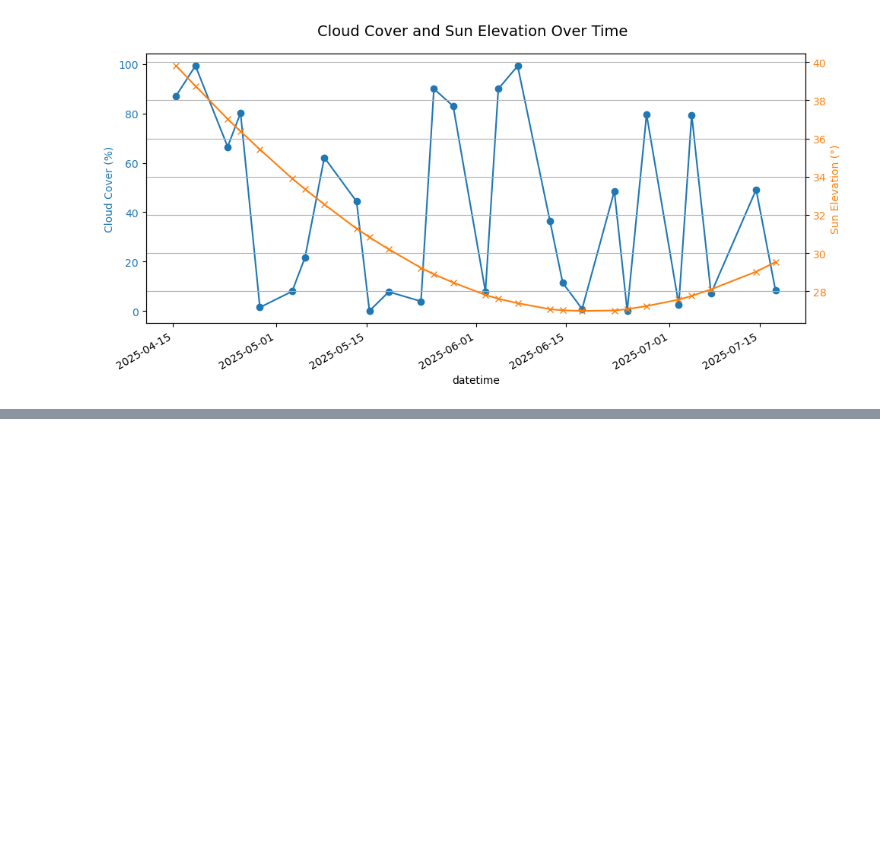
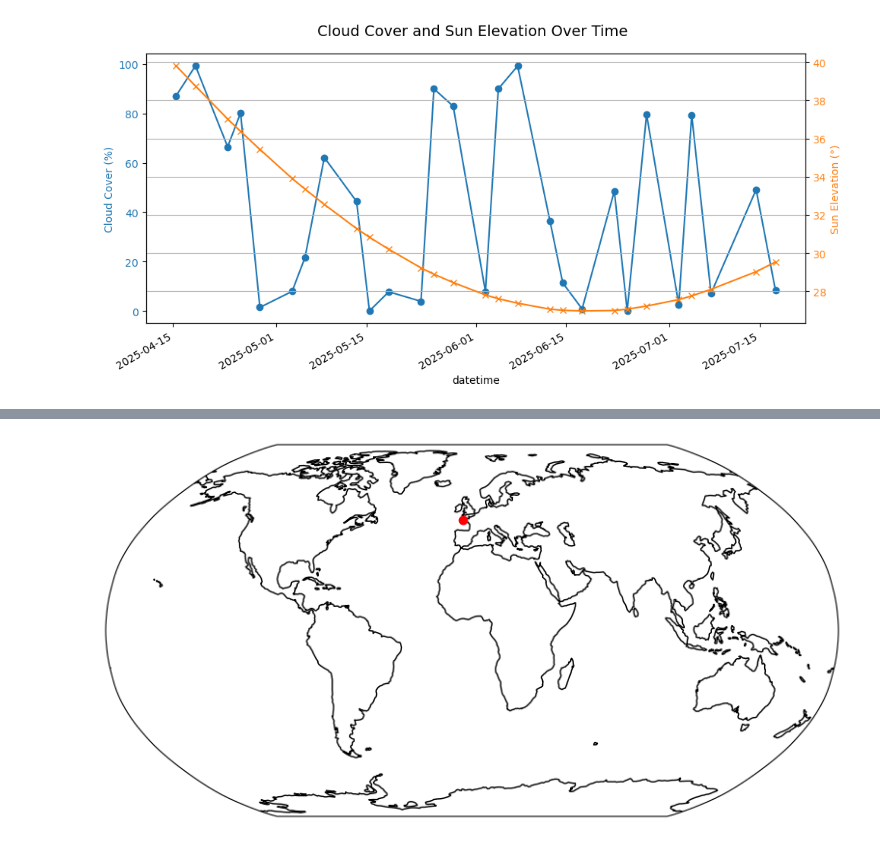
Before and after one commit to tinaok/eopf-webiner6, a Jupyter notebook: exploire_stac_eopf.ipynb, the cells around one changed output, grey strips where cells are left out. Saved outputs shown, nothing was run; the diff lists cells and outputs as text; code cells hidden in the pictures; blank space fills up the shorter version.

```diff
--- a/exploire_stac_eopf.ipynb
+++ b/exploire_stac_eopf.ipynb
@@ -191,3 +220,11 @@ plt.grid(True)
 plt.show()
 # %% [output]
 [figure]
+# %%
+item = items[1]  # extracting the first item
+
+l1c = xr.open_dataset(
+    item.assets["product"].href,
+    **item.assets["product"].extra_fields["xarray:open_datatree_kwargs"],
+)#.compute()
+l1c
@@ -193,0 +278,28 @@ plt.show()
+# %%
+import cartopy.crs as ccrs
+# Reproject to a projected CRS
+gdf_projected = gdf.to_crs(epsg=3857)
+centroids = gdf_projected.centroid
+
+fig = plt.figure(figsize=(10, 5))
+ax = fig.add_subplot(1, 1, 1, projection=ccrs.Robinson())
+
+# Make the map global rather than have it zoom in to the extents of any plotted data
+ax.set_global()
+
+# ax.stock_img()
+ax.coastlines()
+
+# Transform back to geographic CRS for plotting
+gdf_centroids_geographic = centroids.to_crs(epsg=4326)
+
+ax.plot(
+    gdf_centroids_geographic.x,
+    gdf_centroids_geographic.y,
+    "ro",
+    transform=ccrs.PlateCarree(),
+)
+
+plt.show()
+# %% [output]
+[figure, added]
```
Also changed, not shown: parts of 7 cells of this notebook.
